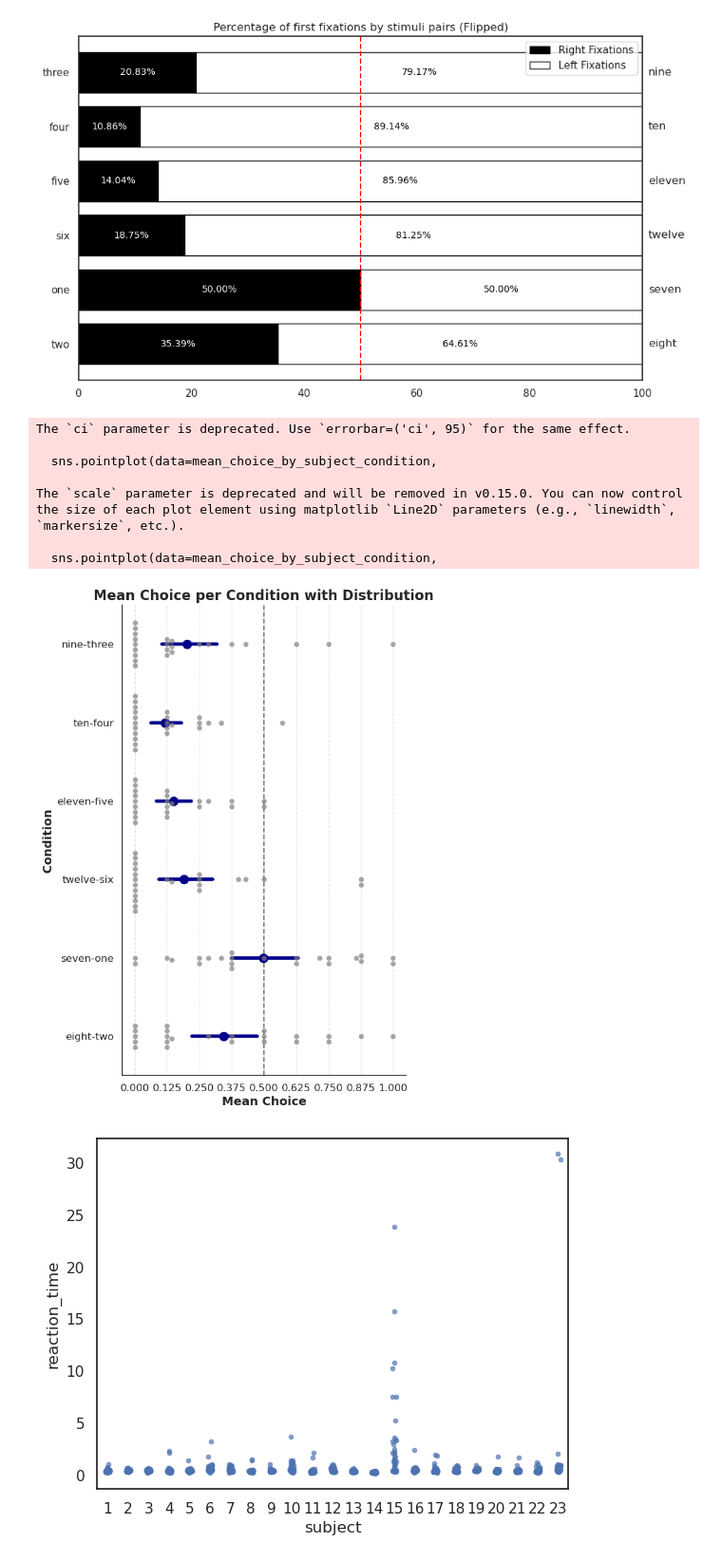
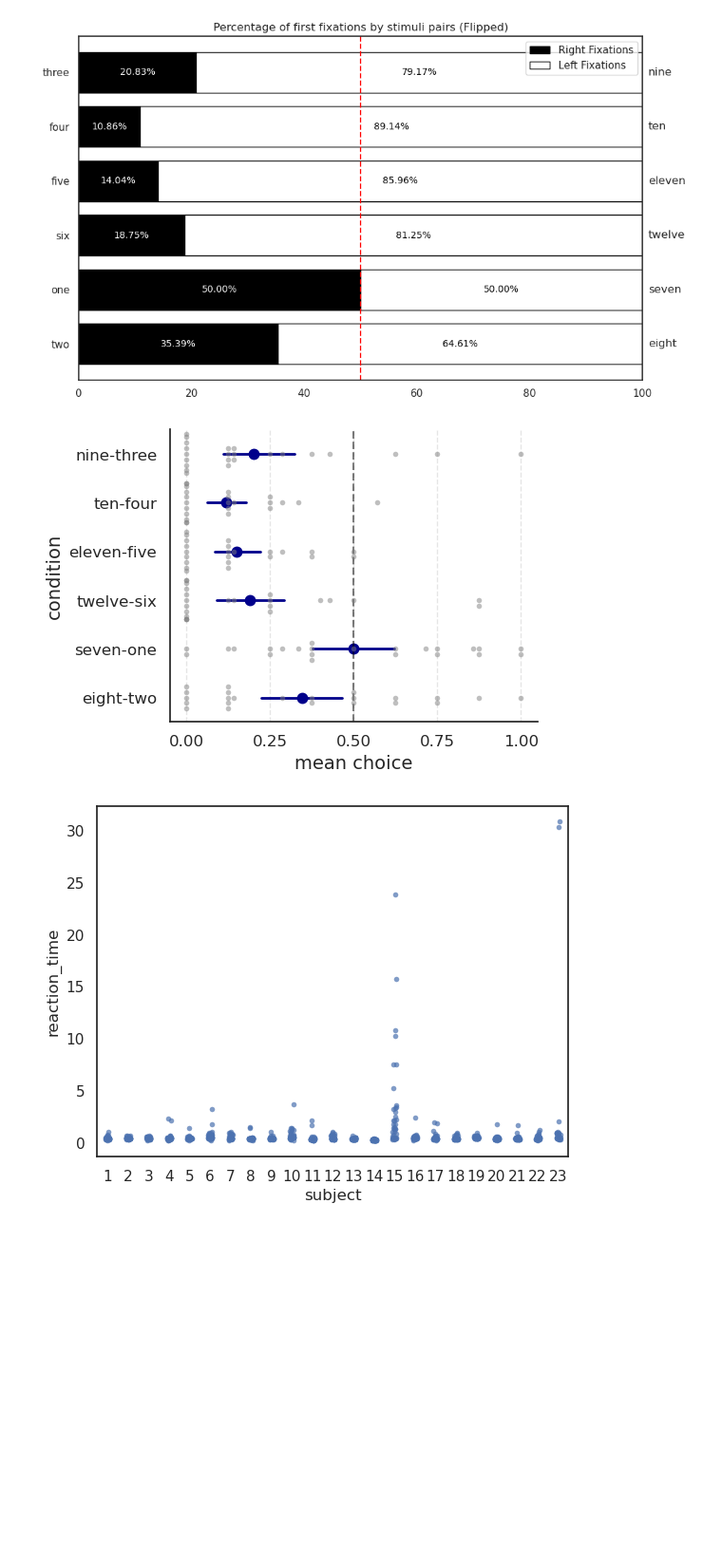
Before and after one commit to s-ccs/project_leftrightbias, a Jupyter notebook: code/scripts/DiagonalBias.ipynb, the cells around one changed output. Shown: that part at 95% size. Cells and saved outputs as stored; diff of their text form; code cells hidden in the pictures; blank space fills up the shorter version.

Commit message:
better plot, auto-export

```diff
--- a/code/scripts/DiagonalBias.ipynb
+++ b/code/scripts/DiagonalBias.ipynb
@@ -21,6 +21,10 @@ Requirement already satisfied: pytz>=2020.1 in /scratch/users/ehinger/micromamba
 Requirement already satisfied: tzdata>=2022.7 in /scratch/users/ehinger/micromamba/envs/2024-2AFC-diagonal/lib/python3.11/site-packages (from pandas>=2.2.0->plotnine) (2023.3)
 Requirement already satisfied: patsy>=0.5.6 in /scratch/users/ehinger/micromamba/envs/2024-2AFC-diagonal/lib/python3.11/site-packages (from statsmodels>=0.14.5->plotnine) (1.0.1)
 Requirement already satisfied: six>=1.5 in /scratch/users/ehinger/micromamba/envs/2024-2AFC-diagonal/lib/python3.11/site-packages (from python-dateutil>=2.7->matplotlib>=3.8.0->plotnine) (1.16.0)
+# %%
+import datetime
+now = datetime.datetime.now()
+date_str = now.strftime("%Y-%m-%d")
 # %%
 #Import packages
 import numpy as np
@@ -341,57 +336,53 @@ plt.show()
 condition_order = ['nine-three', 'ten-four', 'eleven-five', 'twelve-six', 'seven-one', 'eight-two']
 
 # Create the figure
-plt.figure(figsize=(6, 10))
+plt.figure(figsize=(5, 4))
 
 # Pointplot for mean values with confidence intervals
 sns.pointplot(data=mean_choice_by_subject_condition,
               y='condition',
               x='mean_choice_by_condition',
               order=condition_order,
               estimator='mean',
-              ci=95,  # Bootstrapped 95% confidence interval
+              errorbar=('ci',95),  # Bootstrapped 95% confidence interval
               color='darkblue',
               markers='o',
-              scale=1.5,
-              linewidth=1.5,
+              markersize=7,
+              linewidth=2,
               linestyle="none")  # Remove line connecting points
 
 # Swarmplot to show individual data points (flipped axes)
 sns.swarmplot(data=mean_choice_by_subject_condition,
               y='condition',
               x='mean_choice_by_condition',
               order=condition_order,
               color='gray',
-              size=6,
-              alpha=0.7)
+              size=4,
+              alpha=0.5)
 
 # Manuelles Anpassen der Marker-Ränder
 for artist in plt.gca().collections:
     artist.set_edgecolor('black')
 
 # Add dashed vertical line at 0.5
 plt.axvline(x=0.5, linestyle='--', color='black', alpha=0.5)
 
 # Customize the plot for scientific presentation
-plt.ylabel('Condition', fontsize=14, fontweight='bold')
-plt.xlabel('Mean Choice', fontsize=14, fontweight='bold')
-plt.title('Mean Choice per Condition with Distribution', fontsize=16, fontweight='bold')
-plt.xticks(np.arange(0.0, 1.125, 0.125), fontsize=12)  # Steps of 0.125
+plt.ylabel('condition', fontsize=14)
+plt.xlabel('mean choice', fontsize=14)
+#plt.title('Mean Choice per Condition with Distribution', fontsize=16, fontweight='bold')
+plt.xticks(np.arange(0.0, 1.125, 0.25), fontsize=12)  # Steps of 0.125
 plt.yticks(fontsize=12)
 plt.grid(axis='x', linestyle='--', alpha=0.5)
 sns.despine()
 
+
+plt.savefig(os.path.join('..','..','typst-paper',date_str+'_choice.svg'))
+
 # Show the plot
 plt.show()
 # %% [output]
-The `ci` parameter is deprecated. Use `errorbar=('ci', 95)` for the same effect.
-
-  sns.pointplot(data=mean_choice_by_subject_condition,
-
-The `scale` parameter is deprecated and will be removed in v0.15.0. You can now control the size of each plot element using matplotlib `Line2D` parameters (e.g., `linewidth`, `markersize`, etc.).
-
-  sns.pointplot(data=mean_choice_by_subject_condition,
-[figure, old version]
+[figure, new version]
 # %%
 g = sns.stripplot(data=tidy_df_raw,
               x='subject',
```
Also changed, not shown: parts of 3 cells of this notebook, 2 other files.
